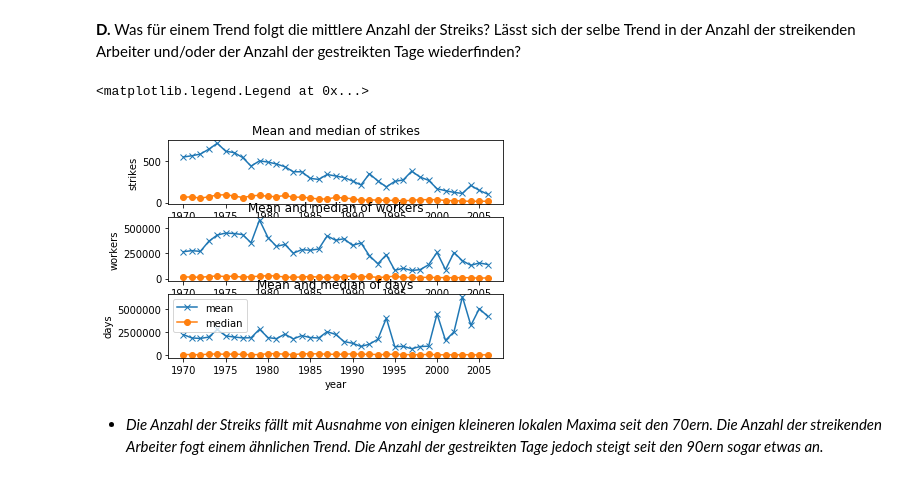
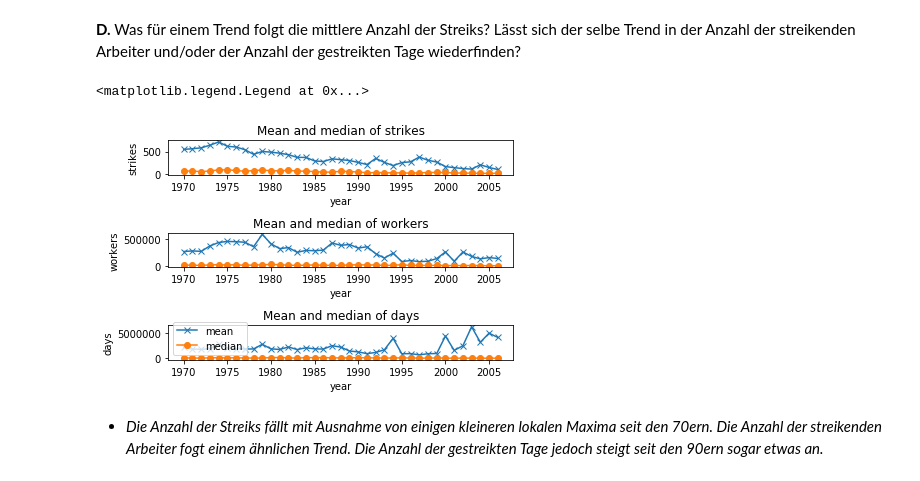
Before and after one commit to Daten-Lesen-Lernen/daten-lesen-lernen-lecture, a Jupyter notebook: case-study-wirtschaftswissenschaften/07_uebung_wirtschaftswissenschaften_loesung.ipynb, the cells around one changed output. Drawn from its saved outputs; the diff is of its cells as text; code cells hidden in the pictures.

```diff
--- a/case-study-wirtschaftswissenschaften/07_uebung_wirtschaftswissenschaften_loesung.ipynb
+++ b/case-study-wirtschaftswissenschaften/07_uebung_wirtschaftswissenschaften_loesung.ipynb
@@ -157,34 +157,35 @@ for year in Zeitraum:
 # im Folgenden plotten wir drein Abbildungen als
 # "subplots" einer Abbildung. Das macht es in diesem
 # Fall einfacher, die Trends zu vergleichen
 
 # Streiks
 plt.subplot(3,1,1)
 plt.plot(Zeitraum, means_strikes, 'x-', label='mean')
 plt.plot(Zeitraum, medians_strikes, 'o-', label='median')
 plt.xlabel('year')
 plt.ylabel('strikes')
 plt.title('Mean and median of strikes')
 
 # In Sreiks involvierte Arbeiter
 plt.subplot(3,1,2)
 plt.plot(Zeitraum, means_workers, 'x-', label='mean')
 plt.plot(Zeitraum, medians_workers, 'o-', label='median')
 plt.xlabel('year')
 plt.ylabel('workers')
 plt.title('Mean and median of workers')
 
 # Arbeitstage
 plt.subplot(3,1,3)
 plt.plot(Zeitraum, means_days, 'x-', label='mean')
 plt.plot(Zeitraum, medians_days, 'o-', label='median')
 plt.xlabel('year')
 plt.ylabel('days')
 plt.title('Mean and median of days')
+plt.tight_layout()
 plt.legend()
 # %% [output]
 <matplotlib.legend.Legend at 0x...>
-[figure, old version]
+[figure, new version]
 # %% [markdown]
 * _Die Anzahl der Streiks fällt mit Ausnahme von einigen kleineren lokalen Maxima seit den 70ern. Die Anzahl der streikenden Arbeiter fogt einem ähnlichen Trend. Die Anzahl der gestreikten Tage jedoch steigt seit den 90ern sogar etwas an._
 # %% [markdown]
```
Also changed, not shown: 1 other file.
